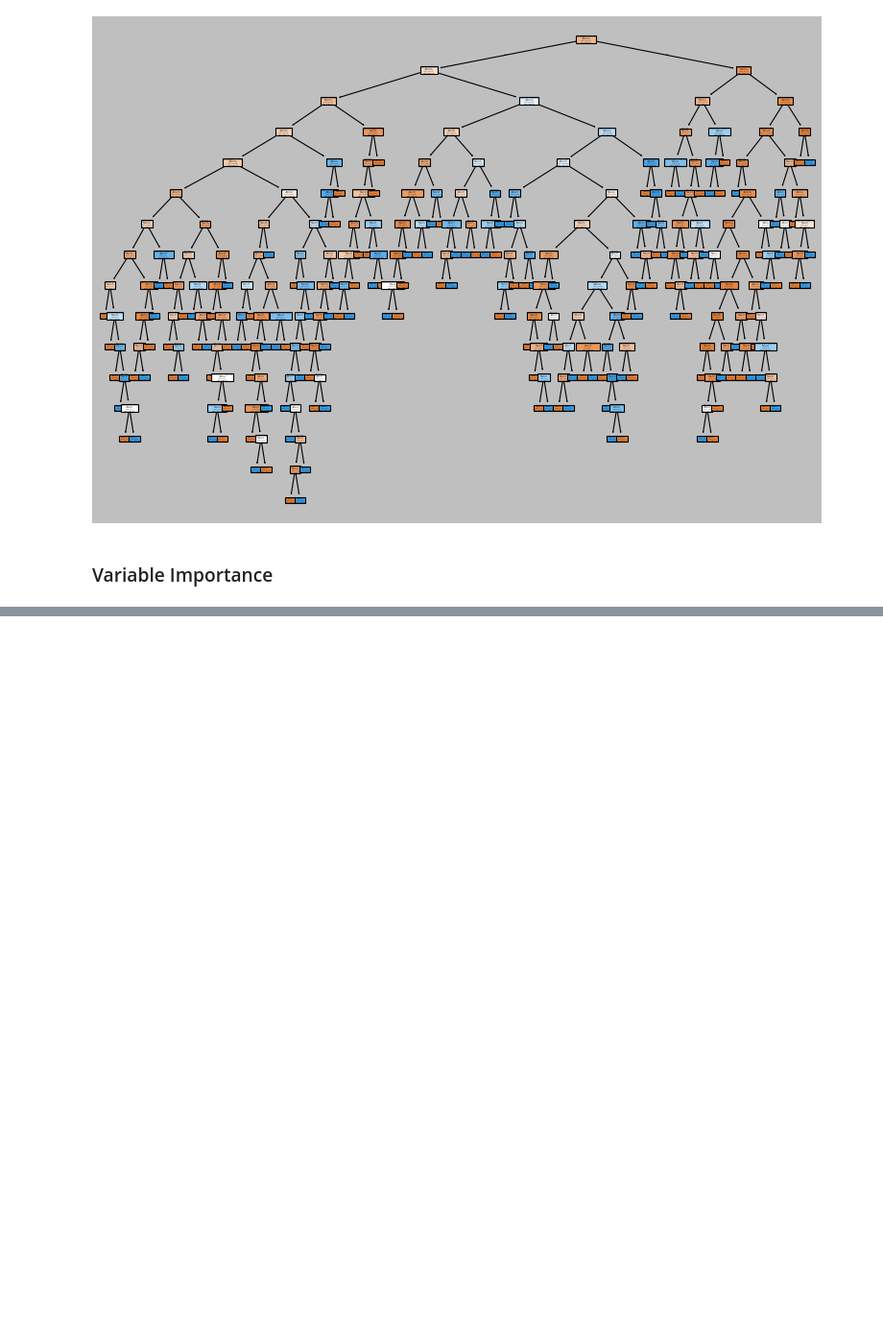
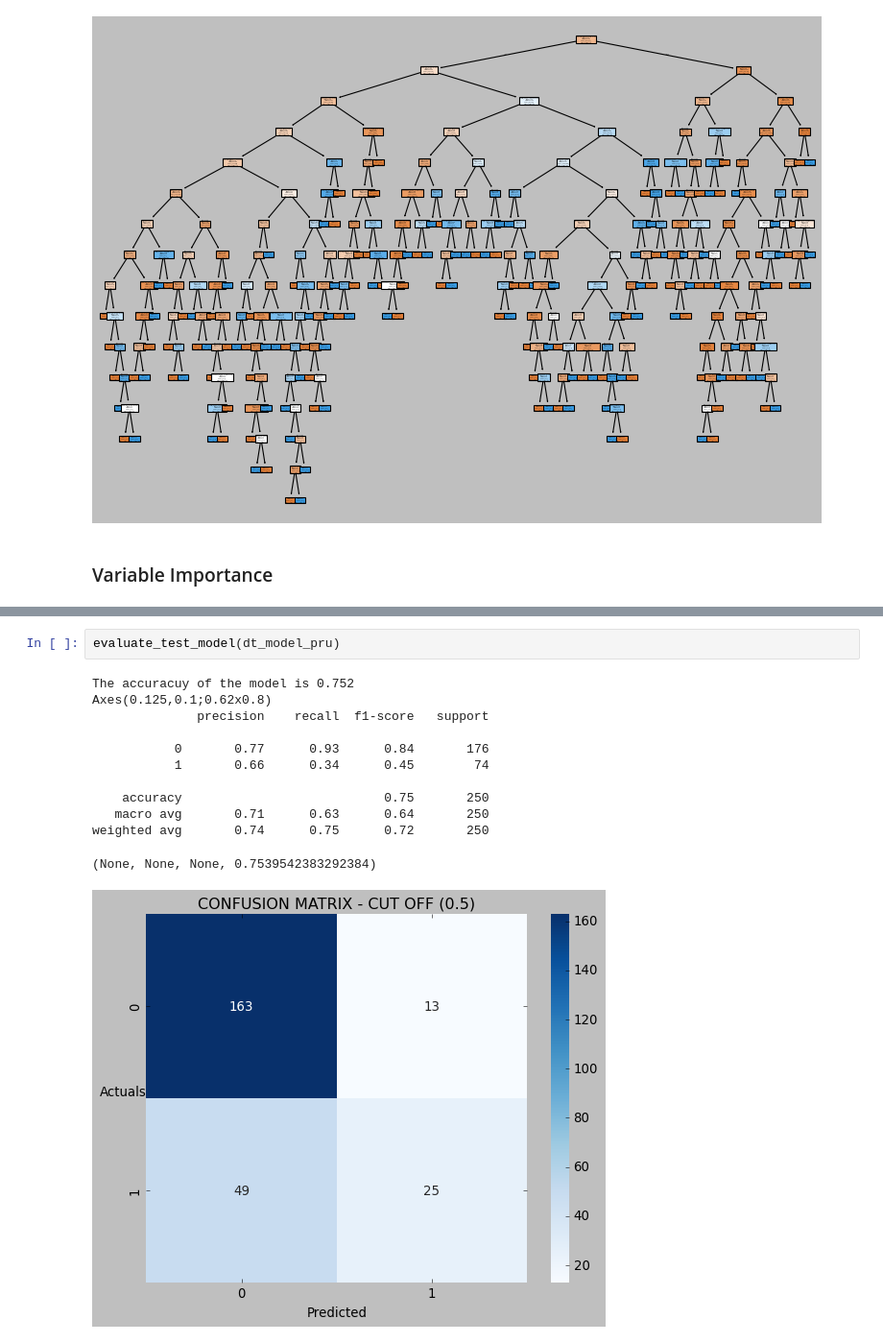
Before and after one commit to HitenDewangan/DataScience-AIML, a Jupyter notebook: Machine Learning/DecisionTree.ipynb, the cells around one changed output, grey strips where cells are left out. Shown at 96% size. Drawn from its saved outputs; the diff is of its cells as text; blank space fills up the shorter version.

```diff
--- a/Machine Learning/DecisionTree.ipynb
+++ b/Machine Learning/DecisionTree.ipynb
@@ -342,0 +415,15 @@ pd.DataFrame(dt_model.future_importance_*100
+# %%
+evaluate_test_model(dt_model_pru)
+# %% [output]
+The accuracuy of the model is 0.752
+Axes(0.125,0.1;0.62x0.8)
+              precision    recall  f1-score   support
+
+           0       0.77      0.93      0.84       176
+           1       0.66      0.34      0.45        74
+
+    accuracy                           0.75       250
+   macro avg       0.71      0.63      0.64       250
+weighted avg       0.74      0.75      0.72       250
+(None, None, None, 0.7539542383292384)
+[figure, added]
```
Also changed, not shown: parts of 8 cells of this notebook.
